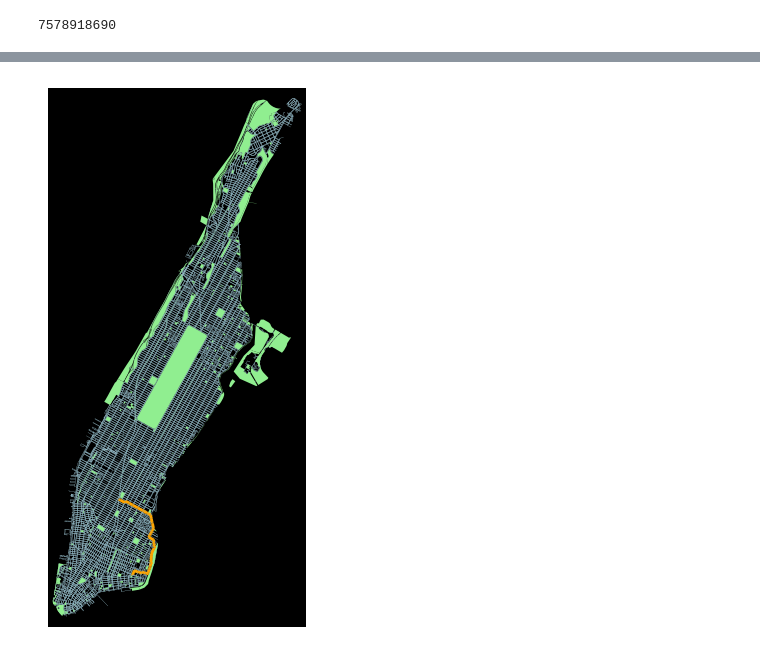
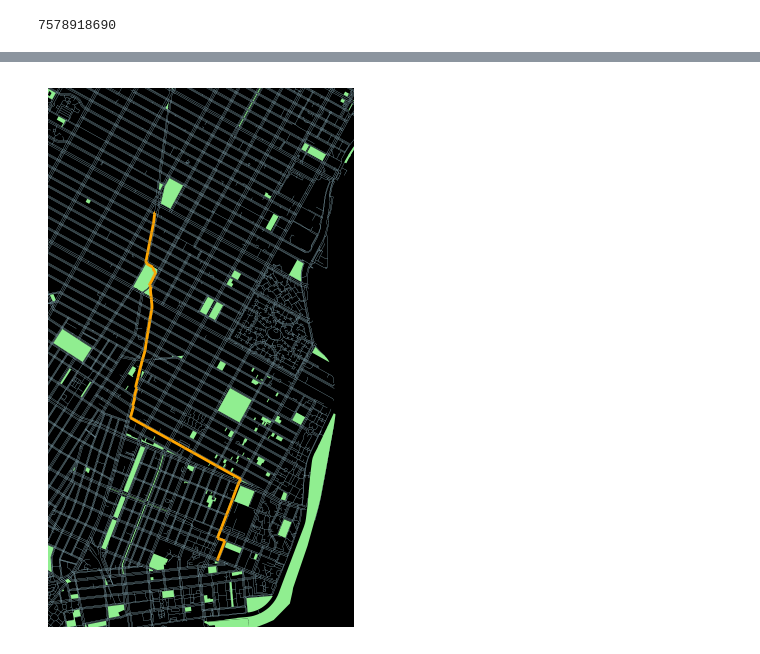
Before and after one commit to ReidelVichot/DSTEP23, a Jupyter notebook: week_10/dstep23_trajectories.ipynb, the cells around one changed output, grey strips where cells are left out. Cells and saved outputs as stored; diff of their text form; code cells hidden in the pictures.

```diff
--- a/week_10/dstep23_trajectories.ipynb
+++ b/week_10/dstep23_trajectories.ipynb
@@ -127,7 +131,7 @@ orig
 # %%
 # -- calculate route
 t0 = time.time()
-route = nx.shortest_path(graph_mn, orig, dest, weight="lenght")
+route = nx.shortest_path(graph_mn, orig, dest, weight="length")
 t1 = time.time()
 print("route calculated in {0}s".format(t1 - t0))
 # %% [output]
@@ -145,10 +171,12 @@ distance = 4824.88 meters
 # %%
 # -- plot the route
 fig, ax = plt.subplots(figsize=(7, 7))
 ox.plot_graph(graph_mn, node_size=0, edge_linewidth=0.1, edge_color="lightblue", ax=ax, show=False)
 parks.plot(facecolor="lightgreen", ax=ax)
 route_gdf.plot(color="orange", linewidth=2, ax=ax)
 ax.set_facecolor("black")
+ax.set_xlim(-74.00, -73.97)
+ax.set_ylim(40.710, 40.750)
 fig.show()
 # %% [output]
-[figure, old version]
+[figure, new version]
```
Also changed, not shown: parts of 8 cells of this notebook.
